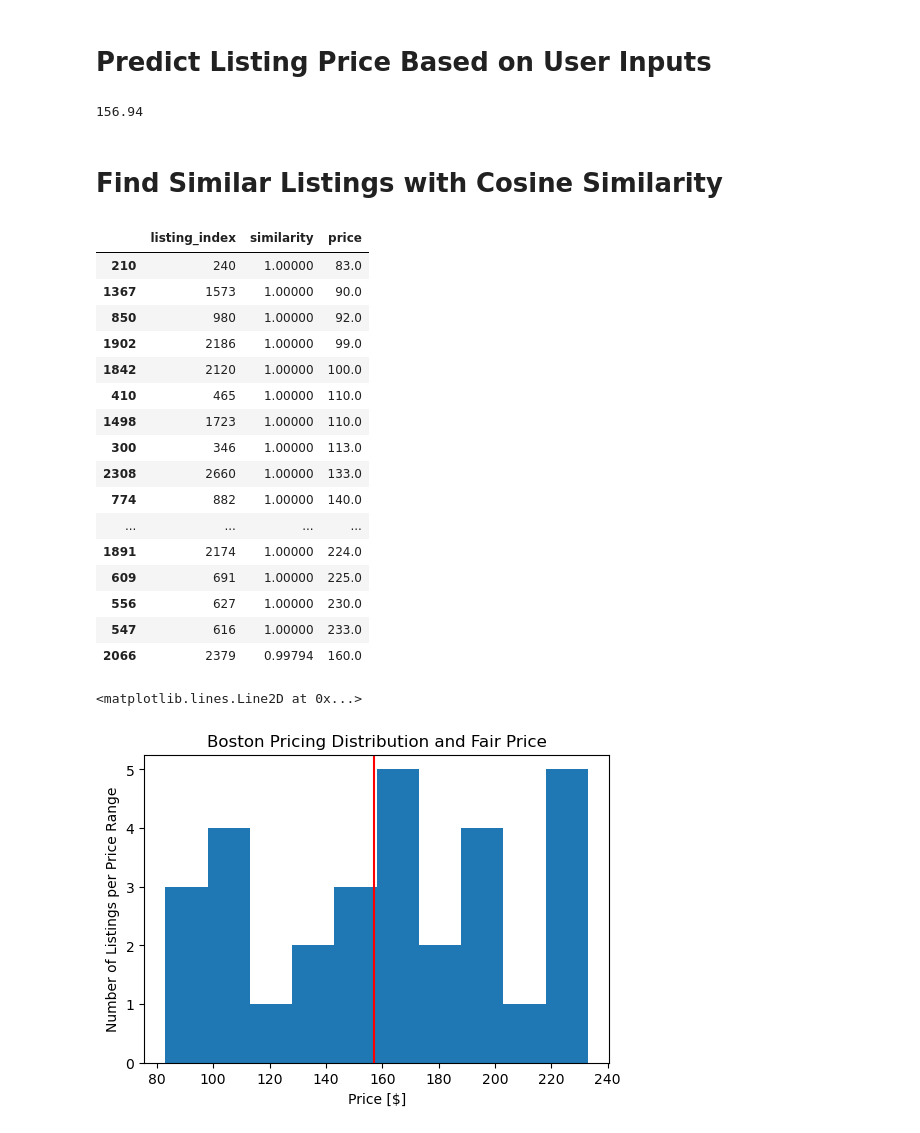
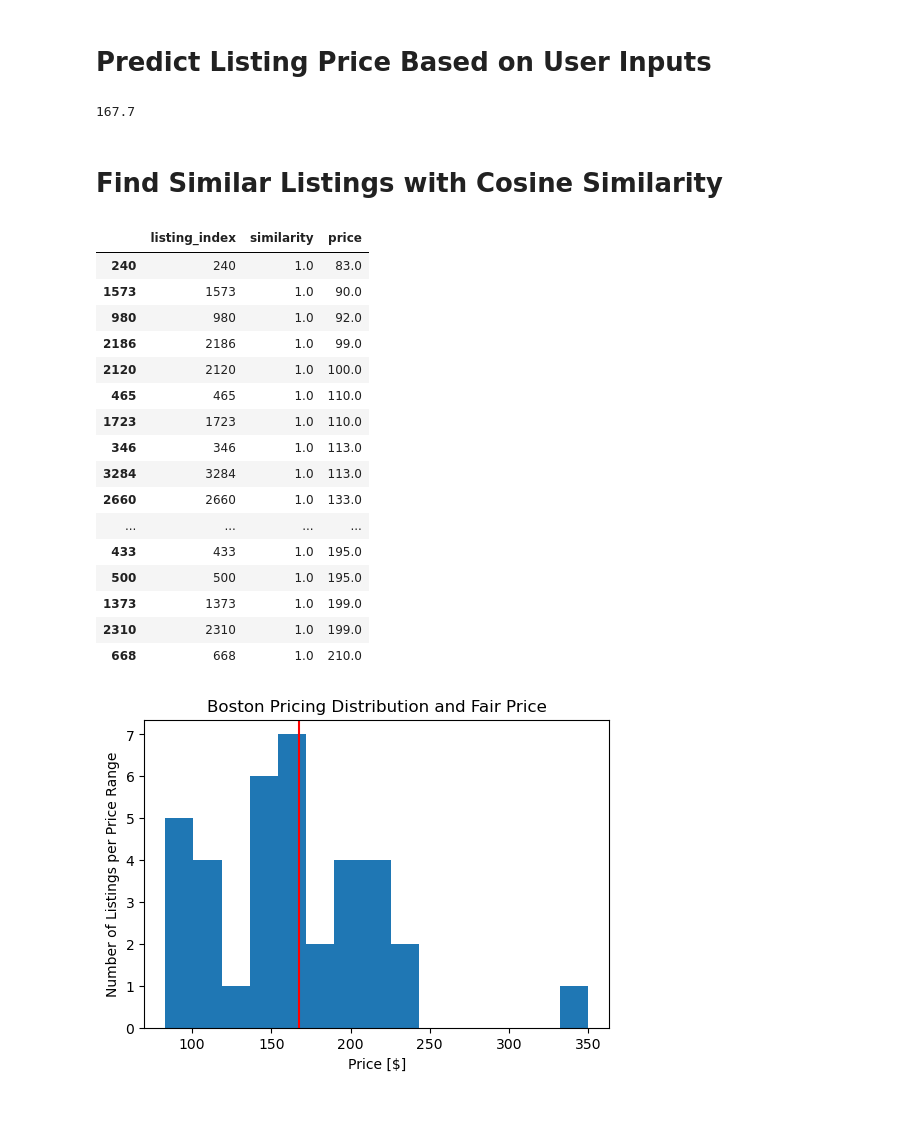
Before and after one commit to drossDS/Air_BnB_Fair_Pricing, a Jupyter notebook: code/6-Recommender.ipynb, the cells around one changed output. Saved outputs shown, nothing was run; the diff lists cells and outputs as text; code cells hidden in the pictures.

```diff
--- a/code/6-Recommender.ipynb
+++ b/code/6-Recommender.ipynb
@@ -38,4 +40,4 @@ testing_full_text = pd.read_csv('../data/listings_test.csv')
 # Create an aggregated dataframe with ALL engineered features for ALL listings
 all_data_full_ft = pd.concat([lstn, validation])
 all_data_full_ft = pd.concat([all_data_full_ft, test])
-all_data_full_ft.reset_index(drop = True)
+all_data_full_ft.reset_index(drop = True, inplace=True)
@@ -346,10 +257,12 @@ def listing_predictor(data_train, data_to_predict, model):
 
     return round(preds_price_val[0], 2)
 # %%
-rec_predict = listing_predictor(lstn[lstn.price < 1000], rec_data, RandomForestRegressor(random_state=42))
+# For the predictions, it is imperative to ONLY make predictions based on the training data
+# rec_predict = listing_predictor(lstn[lstn.price < 1000], rec_data, RandomForestRegressor(random_state=42))
+rec_predict = listing_predictor(lstn, rec_data, RandomForestRegressor(random_state=42))
 rec_predict
 # %% [output]
-156.94
+167.7
 # %% [markdown]
 # Find Similar Listings with Cosine Similarity
 # %%
@@ -401,15 +314,16 @@ PLAN:
 
 '''
 
-for index in lstn[lstn.price <300].index:
+# for index in lstn[lstn.price <300].index:
+for index in all_data_full_ft.index:
 
     # Calculate the similarity of the desired listing against each listing
-    sim = cosine_similarity([(rec_data.iloc[0]), (lstn[rec_data.columns].iloc[index])])[0][1]
+    sim = cosine_similarity([(rec_data.iloc[0]), (all_data_full_ft[rec_data.columns].iloc[index])])[0][1]
 
     # Append the listing index, similarity, and price to the dictionary
     sim_dict['listing_index'].append(index)
     sim_dict['similarity'].append(sim)
-    sim_dict['price'].append(lstn['price'][index])
+    sim_dict['price'].append(all_data_full_ft['price'][index])
 
 # Sort the listings by similarity score (descending) and then price (ascending)
 # Soureces for help with this:
@@ -417,80 +331,60 @@ for index in lstn[lstn.price <300].index:
 # * https://pandas.pydata.org/docs/reference/api/pandas.DataFrame.sort_values.html
 sim_df = pd.DataFrame(sim_dict).sort_values(by=['similarity', 'price'], ascending=[False, True])
 # %%
+# View the dataframe to ensrue proper formatting
 sim_df.head(30)
 # %% [output]
 |  | listing_index | similarity | price |
-| 210 | 240 | 1.00000 | 83.0 |
-| 1367 | 1573 | 1.00000 | 90.0 |
-| 850 | 980 | 1.00000 | 92.0 |
-| 1902 | 2186 | 1.00000 | 99.0 |
-| 1842 | 2120 | 1.00000 | 100.0 |
-| 410 | 465 | 1.00000 | 110.0 |
-| 1498 | 1723 | 1.00000 | 110.0 |
-| 300 | 346 | 1.00000 | 113.0 |
-| 2308 | 2660 | 1.00000 | 133.0 |
-| 774 | 882 | 1.00000 | 140.0 |
+| 240 | 240 | 1.0 | 83.0 |
+| 1573 | 1573 | 1.0 | 90.0 |
+| 980 | 980 | 1.0 | 92.0 |
+| 2186 | 2186 | 1.0 | 99.0 |
+| 2120 | 2120 | 1.0 | 100.0 |
+| 465 | 465 | 1.0 | 110.0 |
+| 1723 | 1723 | 1.0 | 110.0 |
+| 346 | 346 | 1.0 | 113.0 |
+| 3284 | 3284 | 1.0 | 113.0 |
+| 2660 | 2660 | 1.0 | 133.0 |
 | ... | ... | ... | ... |
-| 1891 | 2174 | 1.00000 | 224.0 |
-| 609 | 691 | 1.00000 | 225.0 |
-| 556 | 627 | 1.00000 | 230.0 |
-| 547 | 616 | 1.00000 | 233.0 |
-| 2066 | 2379 | 0.99794 | 160.0 |
+| 433 | 433 | 1.0 | 195.0 |
+| 500 | 500 | 1.0 | 195.0 |
+| 1373 | 1373 | 1.0 | 199.0 |
+| 2310 | 2310 | 1.0 | 199.0 |
+| 668 | 668 | 1.0 | 210.0 |
 # %%
 '''
 The minimum and maximum similarities must be determined in order to report a logical amount of
 of listings.  For example:  If the top n-number of suggestions are all the same similarity, then
 technically, all others should be reported with the same similarity score - or at least the prices
 for the identical similarity scores.
 
 If the similarity scores are not the same, then simply report the top n-number of listings's prices.
 '''
 max_sim = sim_df['similarity'][0:num_recs].max()
 min_sim = sim_df['similarity'][0:num_recs].min()
 
 if max_sim == min_sim:
     # find all indexzes with that similarity
     suggested_indexes = sim_df[sim_df['similarity'] == min_sim]['listing_index']
 
     # Find all the prices for those indexes suggested above
     suggested_prices = sim_df[sim_df['similarity'] == min_sim]['price']
 
 else:
     # Just give the top num_recs similarity differences
     suggested_indexes = sim_df[0:num_recs]['listing_index']
 
     # Find all the prices for those indexes suggested above
     suggested_prices = sim_df[0:num_recs]['price']
 
 plt.figure(figsize = (6, 4))
 plt.title('Boston Pricing Distribution and Fair Price')
-plt.hist(suggested_prices, bins = 10)
+plt.hist(suggested_prices, bins = 15)
 plt.xlabel('Price [$]')
 plt.ylabel('Number of Listings per Price Range')
 plt.axvline(rec_predict, color = 'red')
-
-
-# =========== REFORMAT THIS CODE TO WORK FOR YOU =======================
-# Here's the source:  https://matplotlib.org/3.3.4/gallery/recipes/placing_text_boxes.html
-
-# textstr = '\n'.join((
-#     r'$\mu=%.2f$' % (mu, ),
-#     r'$\mathrm{median}=%.2f$' % (median, ),
-#     r'$\sigma=%.2f$' % (sigma, )))
-
-# textstr = f'{rec_predict}'
-
-# #ax.hist(x, 50)
-# # these are matplotlib.patch.Patch properties
-# props = dict(boxstyle='round', facecolor='wheat', alpha=0.5)
-
-# # place a text box in upper left in axes coords
-# plt.text(0.05, 0.95, textstr, transform=plt.transAxes, fontsize=14,
-#         verticalalignment='top', bbox=props)
-
-# ======================= REFORMAT ABOVE CODE ==========================
+plt.show()
 # %% [output]
-<matplotlib.lines.Line2D at 0x...>
-[figure, old version]
+[figure, new version]
 # %%
 # Show listing that will match the ciretia
```
Also changed, not shown: parts of 15 cells of this notebook.
